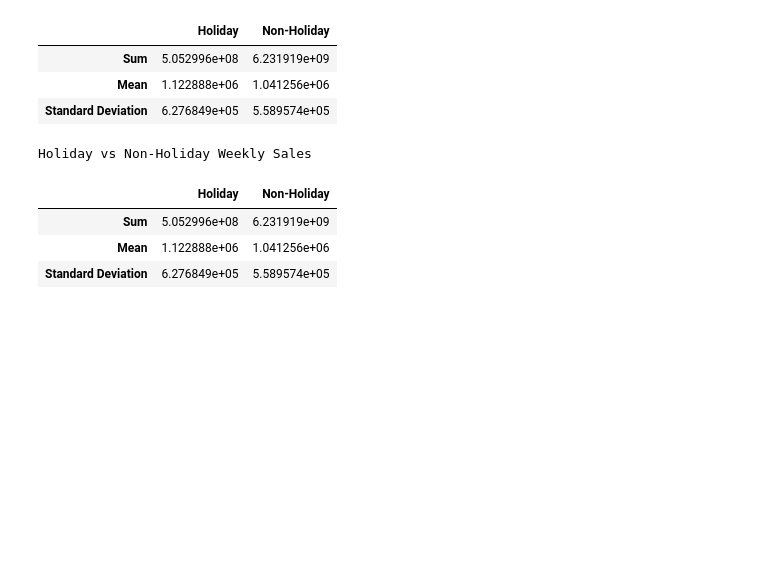
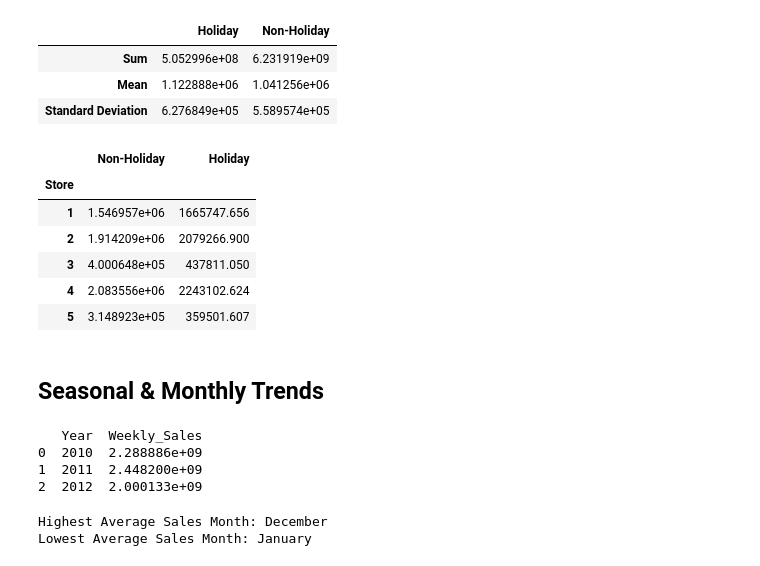
Before and after one commit to teejayfaith/Walmart-dataset, a Jupyter notebook: workbase.ipynb, the cells around one changed output. Drawn from its saved outputs; the diff is of its cells as text; code cells hidden in the pictures; blank space fills up the shorter version.

```diff
--- a/workbase.ipynb
+++ b/workbase.ipynb
@@ -130,30 +130,32 @@ Holiday vs Non-Holiday Weekly Sales
 | Mean | 1.122888e+06 | 1.041256e+06 |
 | Standard Deviation | 6.276849e+05 | 5.589574e+05 |
 # %%
-# how do holiday weeks compare with non-holiday weeks?
-holiday_weeks = walmart[walmart['Holiday_Flag'] == 1]
-non_holiday_weeks = walmart[walmart['Holiday_Flag'] == 0]
-
-holiday_weeks['Weekly_Sales'].sum()
-non_holiday_weeks['Weekly_Sales'].sum()
-
-holiday_weeks['Weekly_Sales'].mean()
-non_holiday_weeks['Weekly_Sales'].mean()
-
-holiday_weeks['Weekly_Sales'].std()
-non_holiday_weeks['Weekly_Sales'].std()
-
-compare_holiday_non_holiday = pd.DataFrame({
-    'Holiday': [holiday_weeks['Weekly_Sales'].sum(), holiday_weeks['Weekly_Sales'].mean(), holiday_weeks['Weekly_Sales'].std()],
-    'Non-Holiday': [non_holiday_weeks['Weekly_Sales'].sum(), non_holiday_weeks['Weekly_Sales'].mean(), non_holiday_weeks['Weekly_Sales'].std()]
-})
-compare_holiday_non_holiday.index = ['Sum', 'Mean', 'Standard Deviation']
-# print(f"Holiday vs Non-Holiday Sales:\n{compare_holiday_non_holiday}")
-print("Holiday vs Non-Holiday Weekly Sales")
-compare_holiday_non_holiday
+# Do holidays affect all stores equally?
+import matplotlib.pyplot as plt
+holiday_effect = pd.pivot_table(data = walmart, values = 'Weekly_Sales', columns = 'Holiday_Flag', index = 'Store', aggfunc = 'mean')
+#let 0 be non-holiday and 1 be holiday in the holiday flag column
+holiday_effect.columns = ['Non-Holiday', 'Holiday']
+holiday_effect.head()
 # %% [output]
-Holiday vs Non-Holiday Weekly Sales
-|  | Holiday | Non-Holiday |
-| Sum | 5.052996e+08 | 6.231919e+09 |
-| Mean | 1.122888e+06 | 1.041256e+06 |
-| Standard Deviation | 6.276849e+05 | 5.589574e+05 |
+|  | Non-Holiday | Holiday |
+| Store |  |  |
+| 1 | 1.546957e+06 | 1665747.656 |
+| 2 | 1.914209e+06 | 2079266.900 |
+| 3 | 4.000648e+05 | 437811.050 |
+| 4 | 2.083556e+06 | 2243102.624 |
+| 5 | 3.148923e+05 | 359501.607 |
+# %% [markdown]
+## Seasonal & Monthly Trends
+# %%
+# convert date to datetime type
+walmart['Date'] = pd.to_datetime(walmart['Date'], format='%d-%m-%Y')
+walmart['Year'] = walmart['Date'].dt.year
+
+# How do sales fluctuate throughout the year?
+sales_by_year = walmart.groupby('Year', as_index=False)['Weekly_Sales'].sum()
+print(sales_by_year)
+# %% [output]
+   Year  Weekly_Sales
+0  2010  2.288886e+09
+1  2011  2.448200e+09
+2  2012  2.000133e+09
@@ -159,0 +168,14 @@ Holiday vs Non-Holiday Weekly Sales
+# %%
+# Calculate average sales per month
+avg_monthly_sales = walmart.groupby('Month')['Weekly_Sales'].mean()
+
+# Find highest and lowest average sales months
+highest_month = avg_monthly_sales.idxmax()
+lowest_month = avg_monthly_sales.idxmin()
+
+print(f"Highest Average Sales Month: {highest_month}")
+print(f"Lowest Average Sales Month: {lowest_month}")
+# avg_monthly_sales
+# %% [output]
+Highest Average Sales Month: December
+Lowest Average Sales Month: January
```
Also changed, not shown: parts of 5 cells of this notebook, 1 other file.
